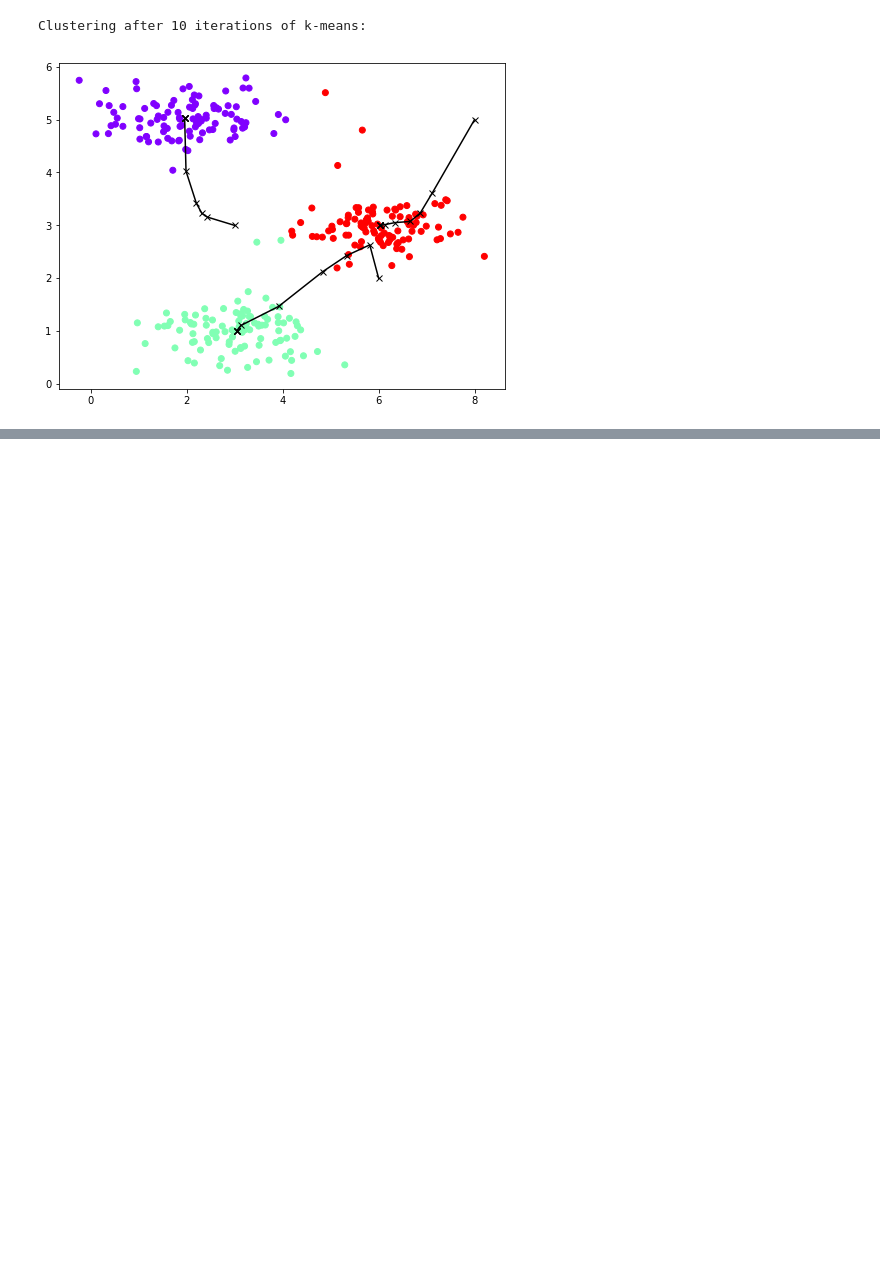
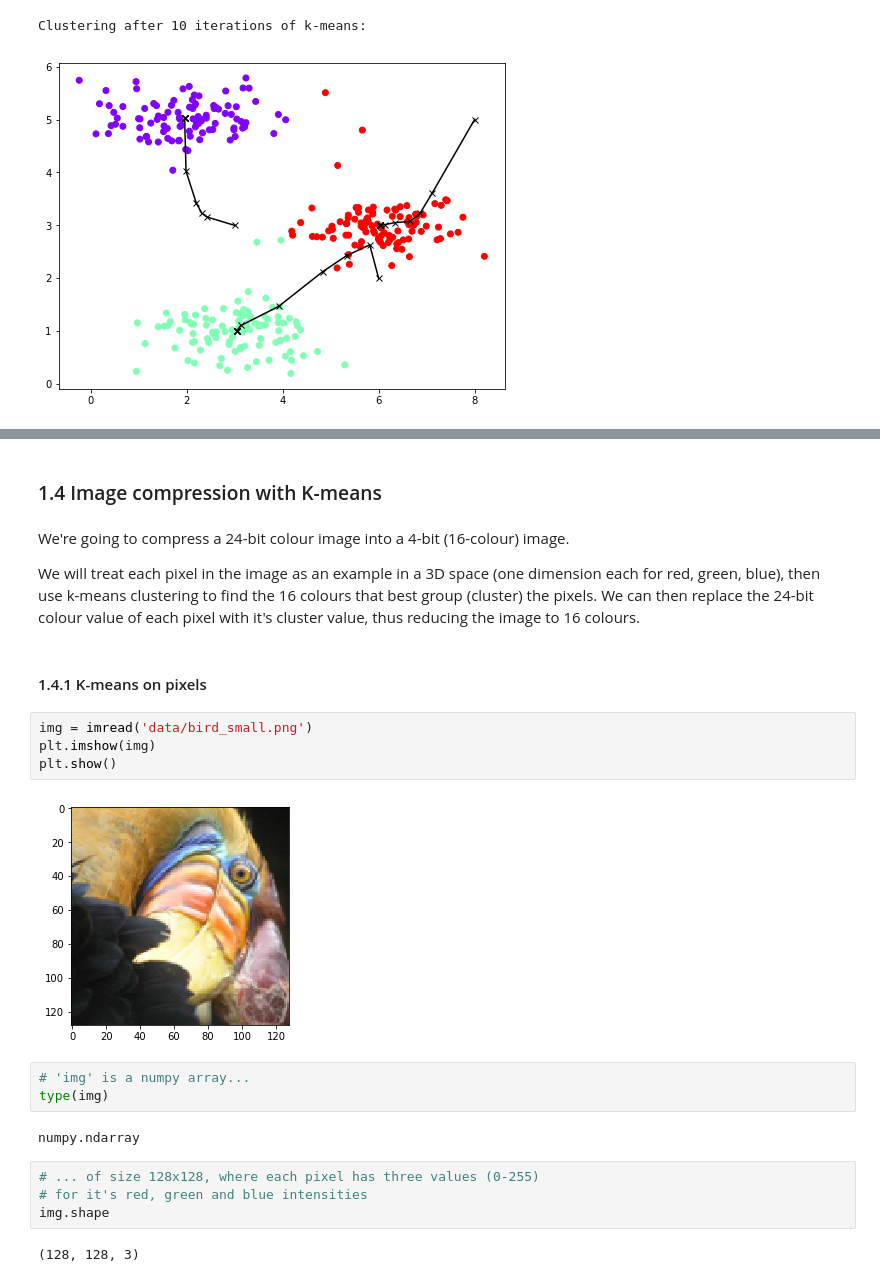
Before and after one commit to ZER-0-NE/Ng_ML, a Jupyter notebook: ex7/7_1_k-means_clustering.ipynb, the cells around one changed output, grey strips where cells are left out. Saved outputs shown, nothing was run; the diff lists cells and outputs as text; blank space fills up the shorter version.

```diff
--- a/ex7/7_1_k-means_clustering.ipynb
+++ b/ex7/7_1_k-means_clustering.ipynb
@@ -180,0 +213,25 @@ Clustering after 10 iterations of k-means:
+# %% [markdown]
+### 1.4 Image compression with K-means
+# %% [markdown]
+We're going to compress a 24-bit colour image into a 4-bit (16-colour) image.
+
+We will treat each pixel in the image as an example in a 3D space (one dimension each for red, green, blue), then use k-means clustering to find the 16 colours that best group (cluster) the pixels. We can then replace the 24-bit colour value of each pixel with it's cluster value, thus reducing the image to 16 colours.
+# %% [markdown]
+#### 1.4.1 K-means on pixels
+# %%
+img = imread('data/bird_small.png')
+plt.imshow(img)
+plt.show()
+# %% [output]
+[figure, added]
+# %%
+# 'img' is a numpy array...
+type(img)
+# %% [output]
+numpy.ndarray
+# %%
+# ... of size 128x128, where each pixel has three values (0-255)
+# for it's red, green and blue intensities
+img.shape
+# %% [output]
+(128, 128, 3)
```
Also changed, not shown: parts of 12 cells of this notebook, 3 other files.
